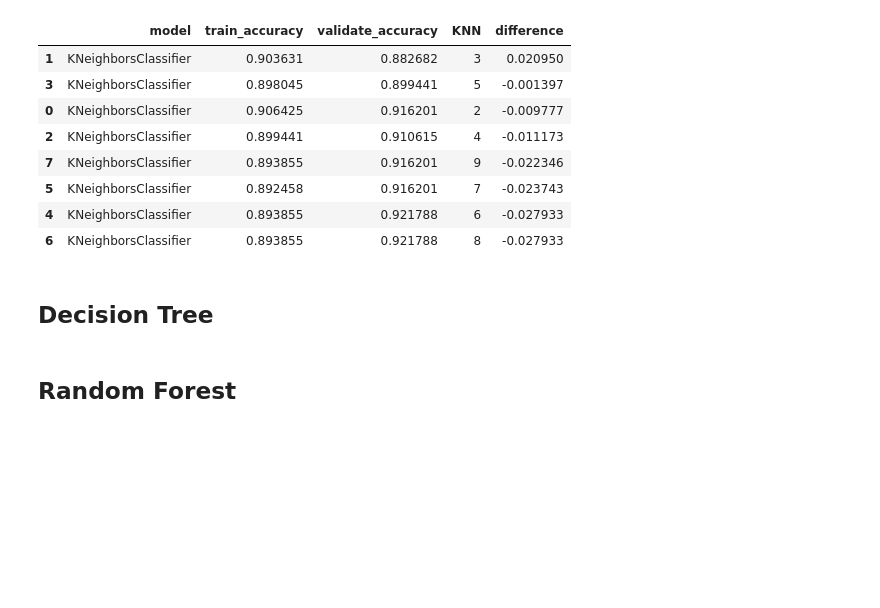
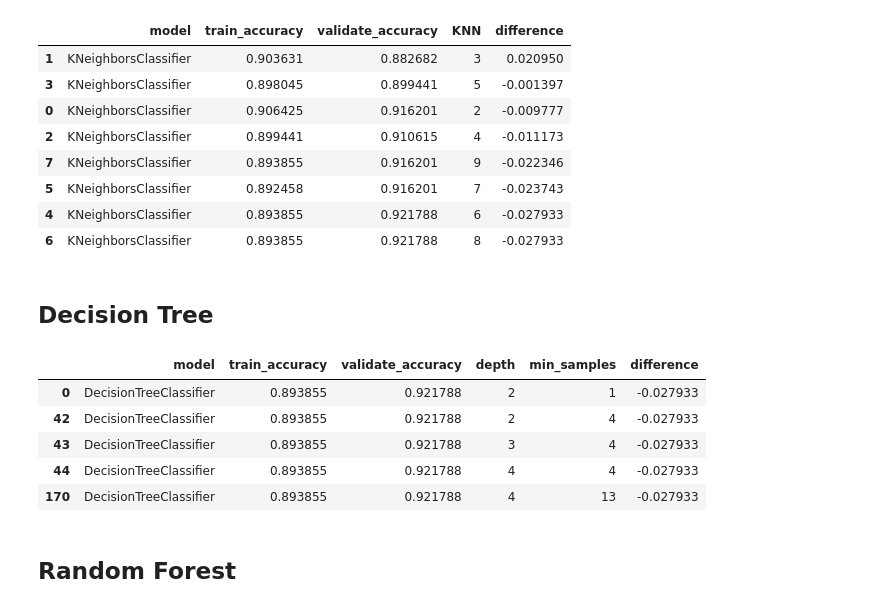
Before and after one commit to Andy-Jensen/board-game-project, a Jupyter notebook: modeling.ipynb, the cells around one changed output. Drawn from its saved outputs; the diff is of its cells as text; code cells hidden in the pictures; blank space fills up the shorter version.

```diff
--- a/modeling.ipynb
+++ b/modeling.ipynb
@@ -183,3 +185,31 @@ results.sort_values('difference', ascending=False)
 # knn of 5 looks like the best option for knn
 # %% [markdown]
 ## Decision Tree
+# %%
+results=[]
+for i in range(1,16):
+    for n in range(2,16):
+        dtc=DecisionTreeClassifier(max_depth=n, min_samples_leaf=i, random_state=8675309)
+        dtc.fit(X_train, y_train)
+        in_sample= dtc.score(X_train, y_train)
+        out_of_sample= dtc.score(X_val, y_val)
+        output={
+            'model': 'DecisionTreeClassifier',
+            'train_accuracy': in_sample,
+            'validate_accuracy': out_of_sample,
+            'depth': n,
+            'min_samples': i
+    }
+        results.append(output)
+# %%
+results=pd.DataFrame(results)
+results['difference']=results['train_accuracy']-results['validate_accuracy']
+# %%
+results.sort_values('difference', ascending=True).head()
+# %% [output]
+|  | model | train_accuracy | validate_accuracy | depth | min_samples | difference |
+| 0 | DecisionTreeClassifier | 0.893855 | 0.921788 | 2 | 1 | -0.027933 |
+| 42 | DecisionTreeClassifier | 0.893855 | 0.921788 | 2 | 4 | -0.027933 |
+| 43 | DecisionTreeClassifier | 0.893855 | 0.921788 | 3 | 4 | -0.027933 |
+| 44 | DecisionTreeClassifier | 0.893855 | 0.921788 | 4 | 4 | -0.027933 |
+| 170 | DecisionTreeClassifier | 0.893855 | 0.921788 | 4 | 13 | -0.027933 |
```
Also changed, not shown: parts of 13 cells of this notebook.
